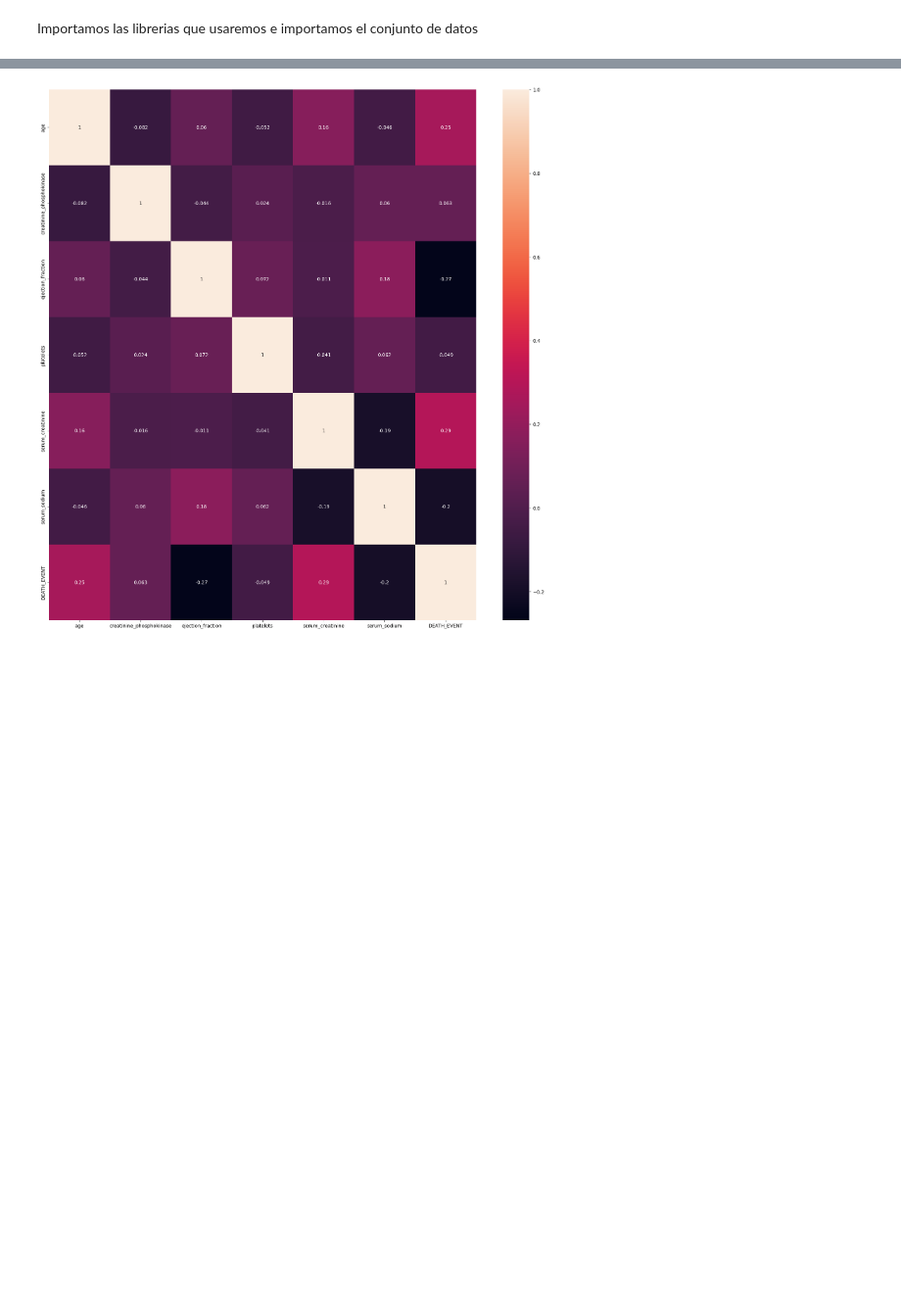
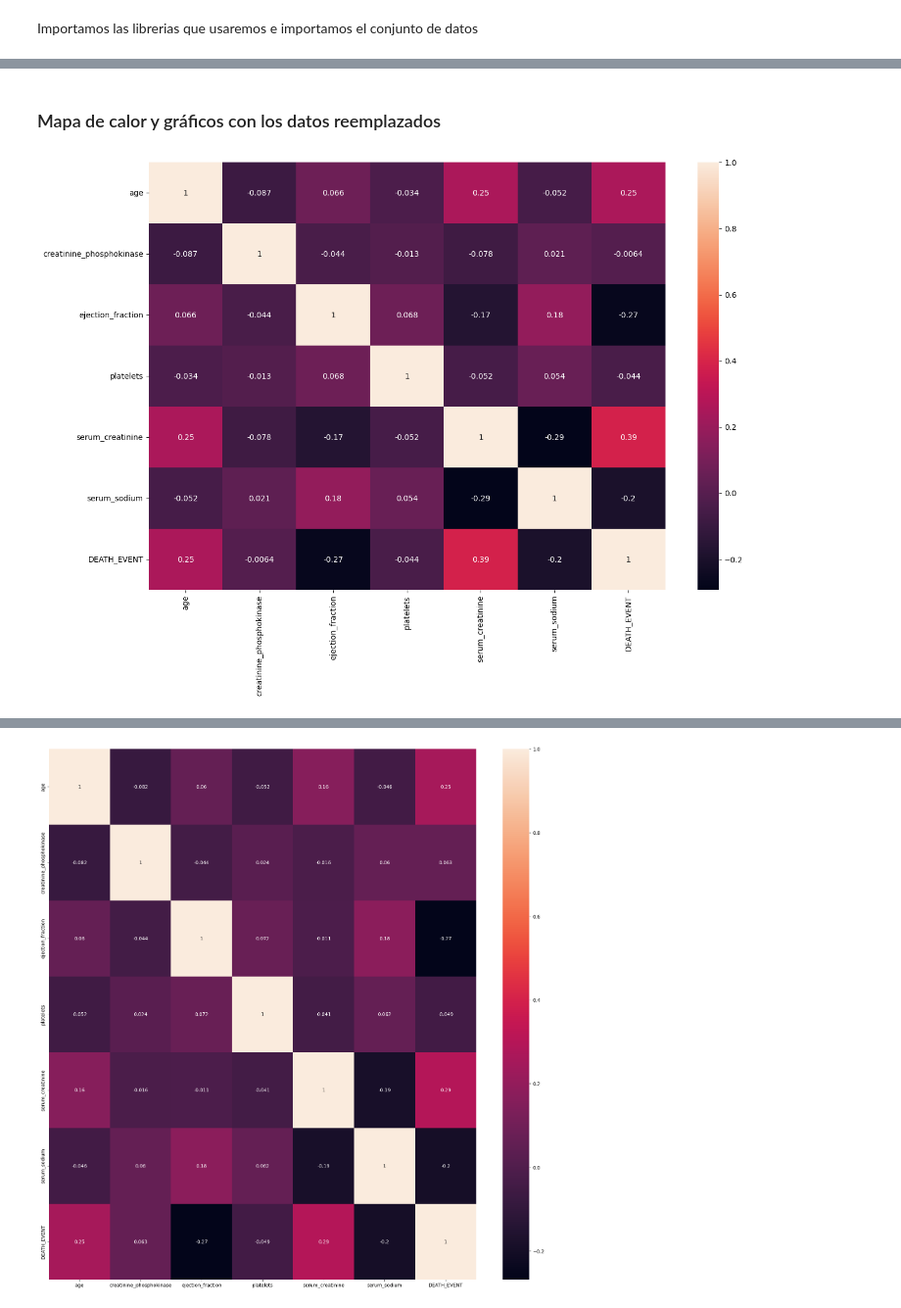
Before and after one commit to 2jcortesj2/Estadistica1, a Jupyter notebook: TrabajoFinal.ipynb, the cells around one changed output, grey strips where cells are left out. Shown at 98% size. Cells and saved outputs as stored; diff of their text form; code cells hidden in the pictures; blank space fills up the shorter version.

```diff
--- a/TrabajoFinal.ipynb
+++ b/TrabajoFinal.ipynb
@@ -20,0 +153,17 @@ from sklearn.preprocessing import scale, MinMaxScaler
+# %%
+def remove_outliers_iqr(data):
+
+    # Calculate the first quartile (Q1) and third quartile (Q3)
+    Q1 = np.percentile(data, 25)
+    Q3 = np.percentile(data, 75)
+
+    # Calculate the interquartile range (IQR)
+    IQR = Q3 - Q1
+
+    # Define the lower and upper bounds for outliers
+    lower_bound = Q1 - 1.5 * IQR
+    upper_bound = Q3 + 1.5 * IQR
+
+    # Remove outliers
+    data = np.where(data>upper_bound, upper_bound, np.where(data<lower_bound,lower_bound,data))
+    return data[(data >= lower_bound) & (data <= upper_bound)]
@@ -20,0 +172,11 @@ from sklearn.preprocessing import scale, MinMaxScaler
+# %%
+for i in heart_df.columns:
+    heart_df[i] = remove_outliers_iqr(heart_df[i])
+# %% [markdown]
+### Mapa de calor y gráficos con los datos reemplazados
+# %%
+plt.figure(figsize=(15,10))
+sns.heatmap(heart_df.corr(),fmt='.2g',annot=True)
+plt.show()
+# %% [output]
+[figure, added]
```
Also changed, not shown: parts of 36 cells of this notebook.
